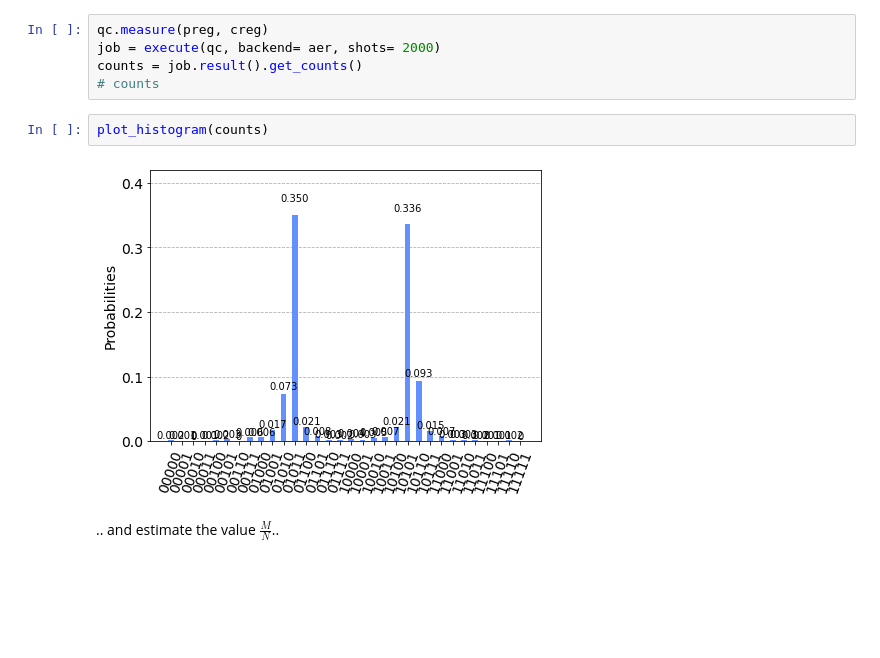
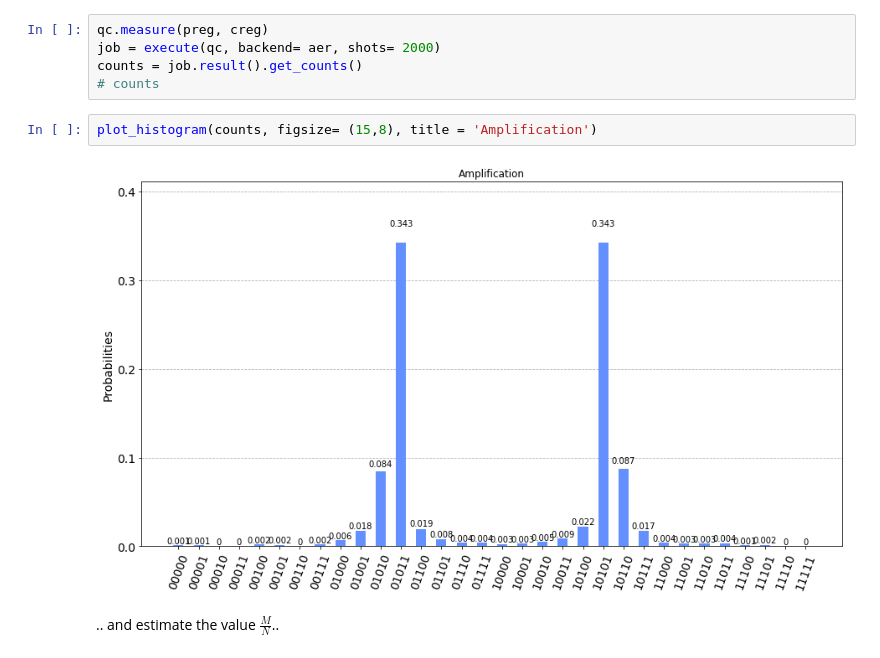
Before and after one commit to speQtrum/QulabsWorkspace-Rajarshi, a Jupyter notebook: QAE/QAE_Documented.ipynb, the cells around one changed output. Saved outputs shown, nothing was run; the diff lists cells and outputs as text; blank space fills up the shorter version.

```diff
--- a/QAE/QAE_Documented.ipynb
+++ b/QAE/QAE_Documented.ipynb
@@ -433,10 +410,10 @@ qc.measure(preg, creg)
 job = execute(qc, backend= aer, shots= 2000)
 counts = job.result().get_counts()
 # counts
-# %%
-plot_histogram(counts)
-# %% [output]
-[figure, removed]
+# %%
+plot_histogram(counts, figsize= (15,8), title = 'Amplification')
+# %% [output]
+[figure, added]
 # %% [markdown]
 .. and estimate the value $\frac{M}{N}$..
 # %%
```
Also changed, not shown: parts of 6 cells of this notebook.
